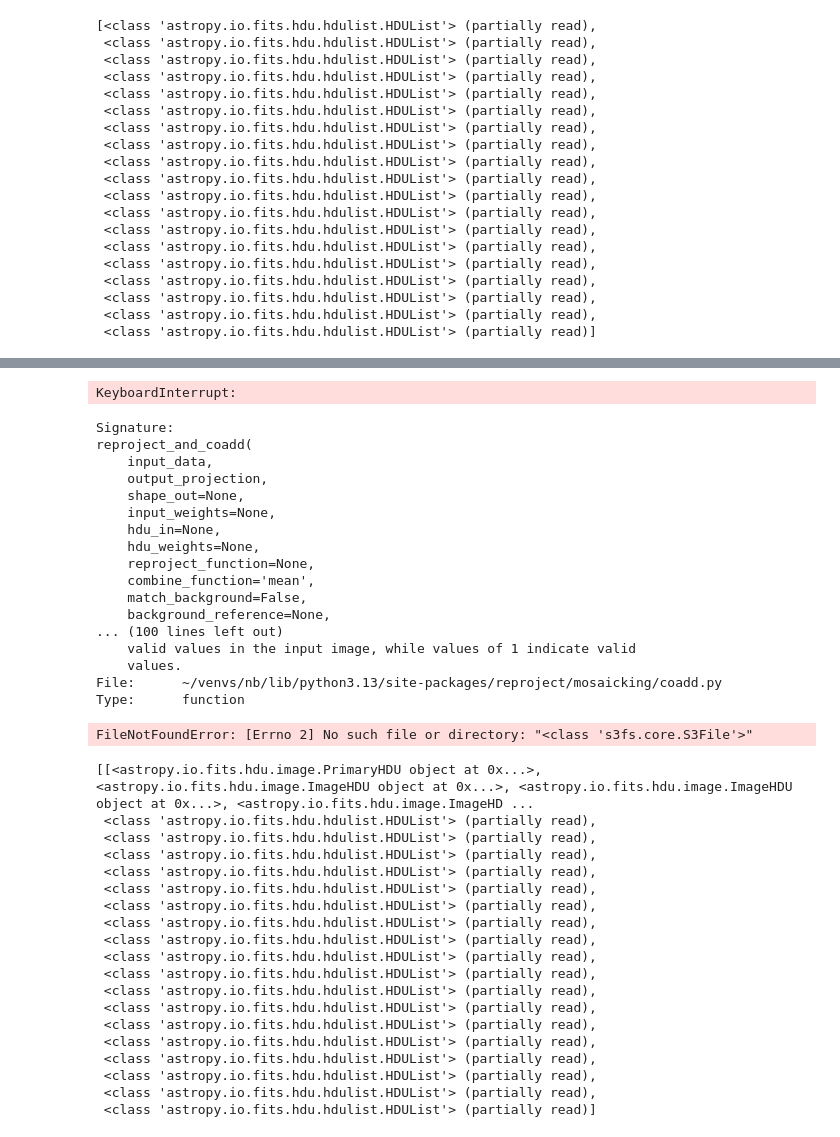
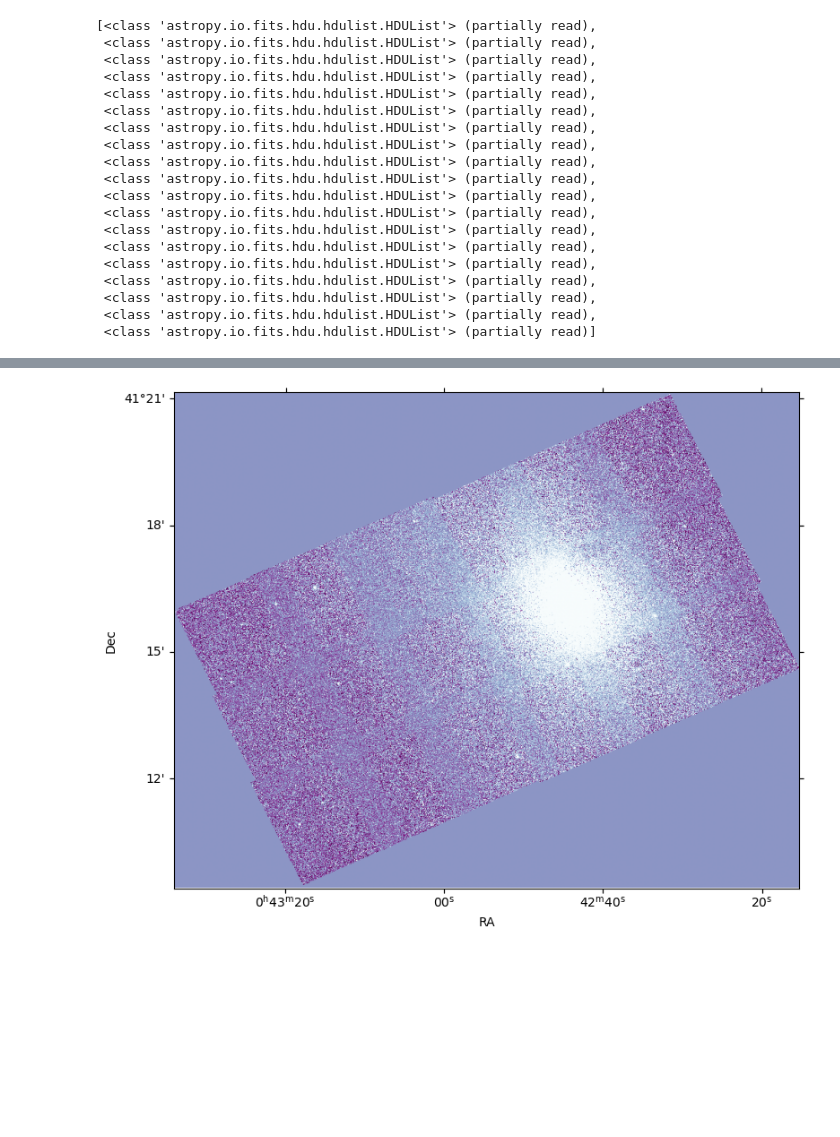
Before and after one commit to spacetelescope/tike_content, a Jupyter notebook: content/notebooks/mast-summer-webinar-2026/1-hst-mosaic/hst-mosaic.ipynb, the cells around one changed output, grey strips where cells are left out. Saved outputs shown, nothing was run; the diff lists cells and outputs as text; code cells hidden in the pictures; blank space fills up the shorter version.

Commit message:
fix hst-mosaic

```diff
--- a/content/notebooks/mast-summer-webinar-2026/1-hst-mosaic/hst-mosaic.ipynb
+++ b/content/notebooks/mast-summer-webinar-2026/1-hst-mosaic/hst-mosaic.ipynb
@@ -116,16 +219,0 @@ wcs, shape = find_optimal_celestial_wcs(hdus, hdu_in='SCI')
-# %%
-# Create an empty "maps" list to hold our outputs
-maps = []
-
-# Loop through the hdus, getting the data and header from each
-for hdu in hdus:
-    fmap = hdu[1].data
-    fhead = hdu[1].header
-
-    regmap, foot = reproject_interp((fmap, fhead), wcs, shape)
-
-    # append the reprojected map to a list
-    maps.append(regmap)
-
-# average all of the reprojected maps together
-combined = np.nanmean(np.dstack((maps)), 2)
@@ -134,67 +220,27 @@ from reproject.mosaicking import reproject_and_coadd
 # %%
-sci_hdus = [hdu[1].data for hdu in hdus]
+hdu_tuples = [(hdu[1].data, hdu[1].header) for hdu in hdus]
-# %% [output]
-KeyboardInterrupt:
-# %%
-reproject_and_coadd?
-# %% [output]
-Signature:
-reproject_and_coadd(
-    input_data,
-    output_projection,
-    shape_out=None,
-    input_weights=None,
-    hdu_in=None,
-    hdu_weights=None,
-    reproject_function=None,
-    combine_function='mean',
-    match_background=False,
-    background_reference=None,
-... (100 lines left out)
-    valid values in the input image, while values of 1 indicate valid
-    values.
-File:      ~/venvs/nb/lib/python3.13/site-packages/reproject/mosaicking/coadd.py
-Type:      function
+# %%
+wcs, shape = find_optimal_celestial_wcs(hdu_tuples,
+                                        resolution=1*u.arcsec
+                                       )
 # %%
-array, footprint = reproject_and_coadd(hdus,
+array, footprint = reproject_and_coadd(hdu_tuples,
                                        wcs, shape,
-                                       hdu_in="SCI",
-                                       reproject_function=reproject_interp
+                                       reproject_function=reproject_interp,
+                                       match_background=True
                                       )
-# %% [output]
-FileNotFoundError: [Errno 2] No such file or directory: "<class 's3fs.core.S3File'>"
-# %%
-hdus
-# %% [output]
-[[<astropy.io.fits.hdu.image.PrimaryHDU object at 0x...>, <astropy.io.fits.hdu.image.ImageHDU object at 0x...>, <astropy.io.fits.hdu.image.ImageHDU object at 0x...>, <astropy.io.fits.hdu.image.ImageHD ...
- <class 'astropy.io.fits.hdu.hdulist.HDUList'> (partially read),
- <class 'astropy.io.fits.hdu.hdulist.HDUList'> (partially read),
- <class 'astropy.io.fits.hdu.hdulist.HDUList'> (partially read),
- <class 'astropy.io.fits.hdu.hdulist.HDUList'> (partially read),
- <class 'astropy.io.fits.hdu.hdulist.HDUList'> (partially read),
- <class 'astropy.io.fits.hdu.hdulist.HDUList'> (partially read),
- <class 'astropy.io.fits.hdu.hdulist.HDUList'> (partially read),
- <class 'astropy.io.fits.hdu.hdulist.HDUList'> (partially read),
- <class 'astropy.io.fits.hdu.hdulist.HDUList'> (partially read),
- <class 'astropy.io.fits.hdu.hdulist.HDUList'> (partially read),
- <class 'astropy.io.fits.hdu.hdulist.HDUList'> (partially read),
- <class 'astropy.io.fits.hdu.hdulist.HDUList'> (partially read),
- <class 'astropy.io.fits.hdu.hdulist.HDUList'> (partially read),
- <class 'astropy.io.fits.hdu.hdulist.HDUList'> (partially read),
- <class 'astropy.io.fits.hdu.hdulist.HDUList'> (partially read),
- <class 'astropy.io.fits.hdu.hdulist.HDUList'> (partially read),
- <class 'astropy.io.fits.hdu.hdulist.HDUList'> (partially read),
- <class 'astropy.io.fits.hdu.hdulist.HDUList'> (partially read)]
 # %%
 # Create the figure for the new map
 fig = plt.figure(0, [9, 9])
 ax = fig.add_subplot(111, projection=wcs)
 
 # Automatically scale the brightness
 interval = ZScaleInterval(contrast=0.4)
-lims = interval.get_limits(combined)
+lims = interval.get_limits(array)
 
 # Plot the new map
-ax.imshow(combined, vmin=lims[0], vmax=lims[1], origin='lower', cmap='BuPu_r')
+ax.imshow(array, vmin=lims[0], vmax=lims[1], origin='lower', cmap='BuPu_r')
 ax.set_xlabel('RA')
 ax.set_ylabel('Dec')
+# %% [output]
+[figure, added]
```
Also changed, not shown: parts of 22 cells of this notebook.
